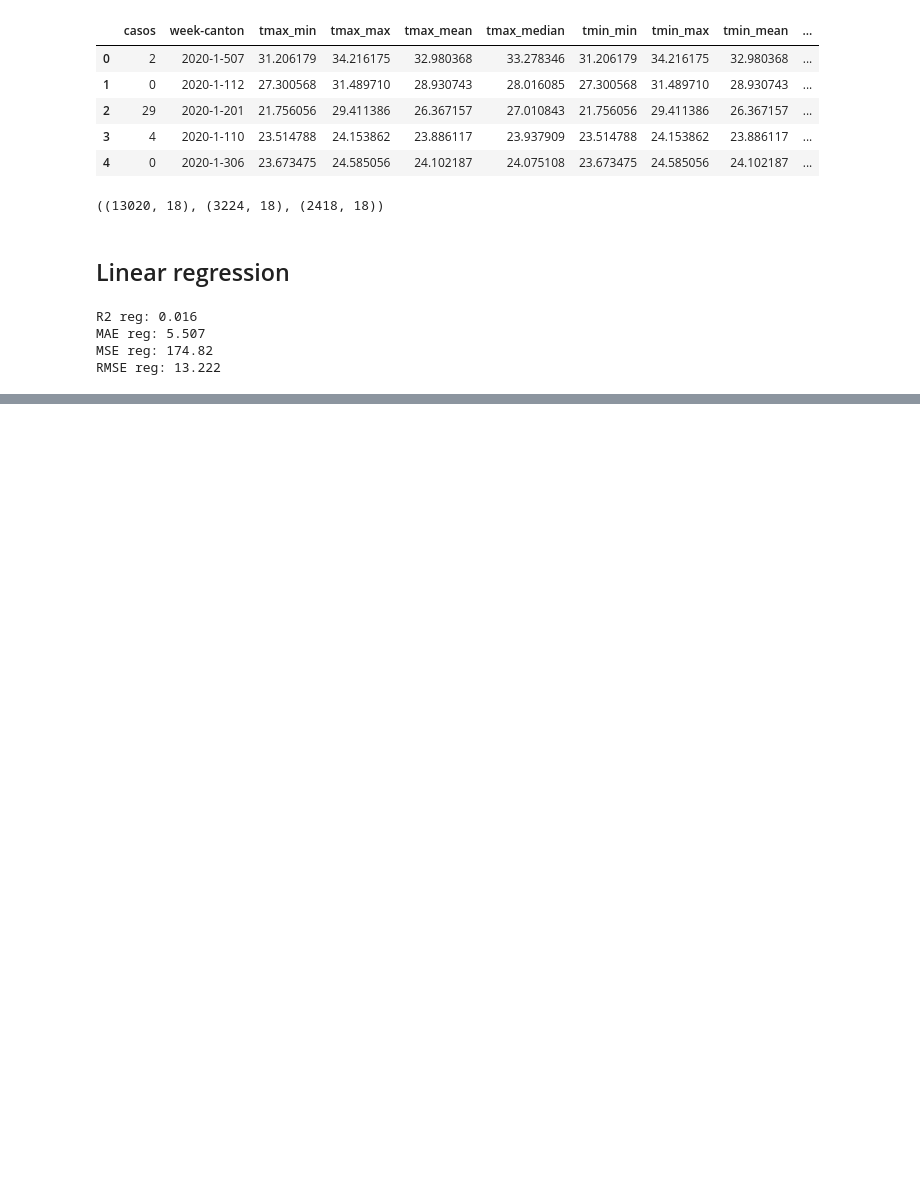
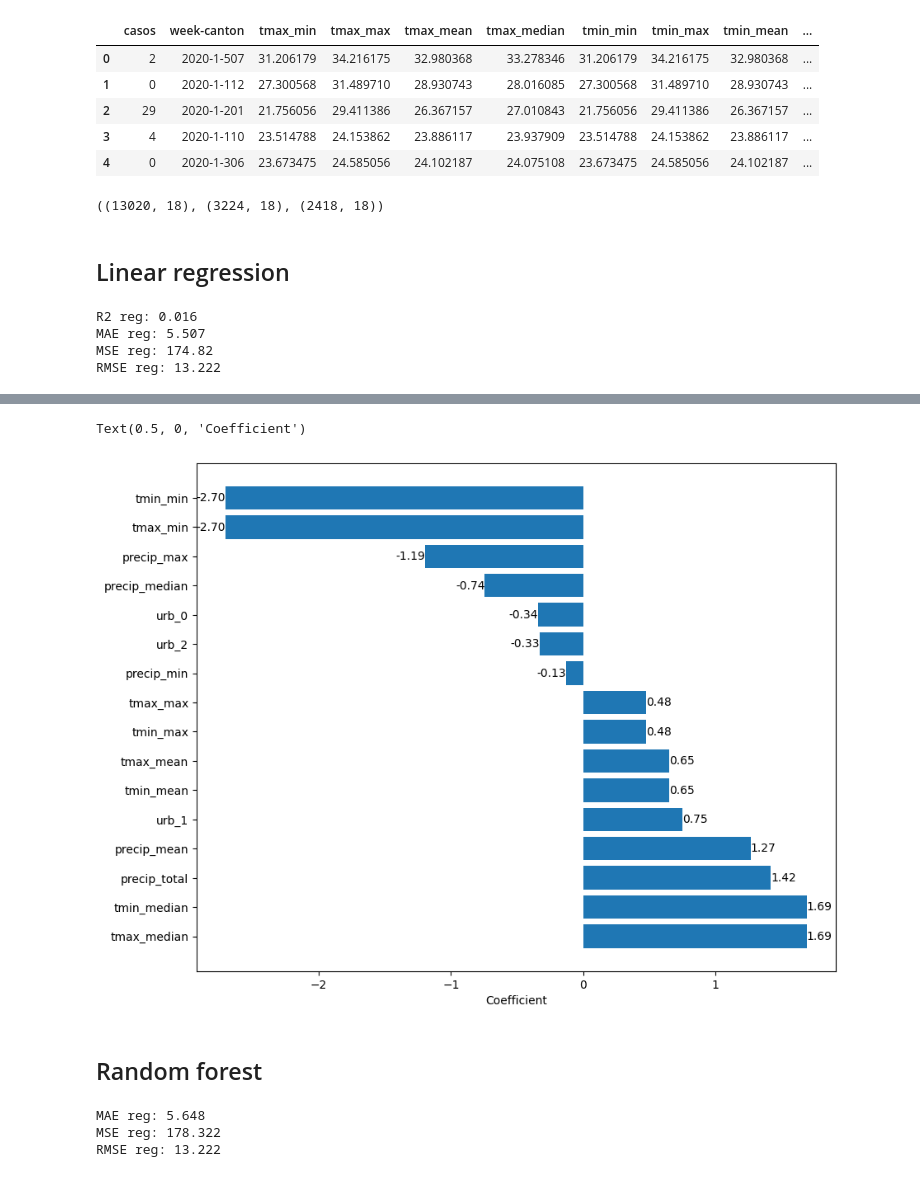
Before and after one commit to artisticlimon/dengue-model, a Jupyter notebook: models/baseline.ipynb, the cells around one changed output, grey strips where cells are left out. Saved outputs shown, nothing was run; the diff lists cells and outputs as text; code cells hidden in the pictures; blank space fills up the shorter version.

```diff
--- a/models/baseline.ipynb
+++ b/models/baseline.ipynb
@@ -85,0 +97,5 @@ ax.scatter(y_test_for_reg, y_pred_reg)
+# %%
+coef_df = pd.DataFrame({"Feature": X_train.columns, "Coefficient": reg.coef_})
+coef_reg_sorted = coef_df.sort_values(by = "Coefficient", ascending=False)
+
+coef_reg_sorted
@@ -85,0 +120,10 @@ ax.scatter(y_test_for_reg, y_pred_reg)
+# %%
+fig, ax = plt.subplots(figsize=(10, 8))
+ax.barh(coef_reg_sorted["Feature"], coef_reg_sorted["Coefficient"])
+ax.bar_label(ax.containers[0], fmt='%.2f')
+ax.set_xlabel("Coefficient")
+# %% [output]
+Text(0.5, 0, 'Coefficient')
+[figure, added]
+# %% [markdown]
+## Random forest
@@ -85,0 +138,9 @@ ax.scatter(y_test_for_reg, y_pred_reg)
+# %%
+print(f"""MAE reg: {round(mae_rf, 3)}
+MSE reg: {round(mse_rf, 3)}
+RMSE reg: {round(rmse_rf, 3)}
+      """)
+# %% [output]
+MAE reg: 5.648
+MSE reg: 178.322
+RMSE reg: 13.222
```
Also changed, not shown: parts of 11 cells of this notebook.
